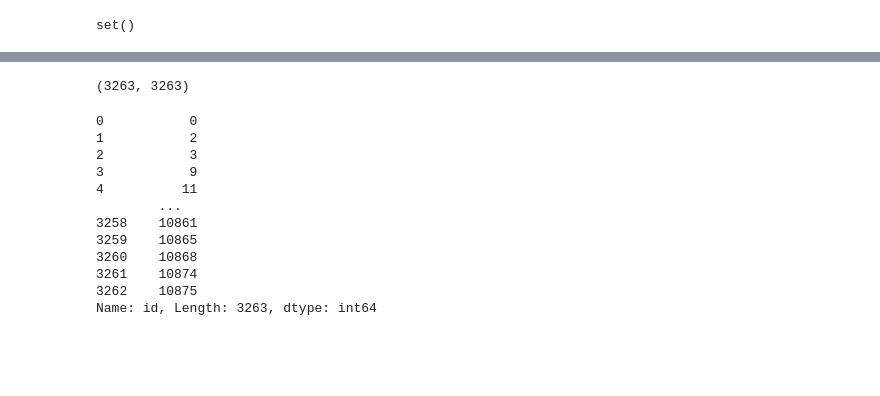
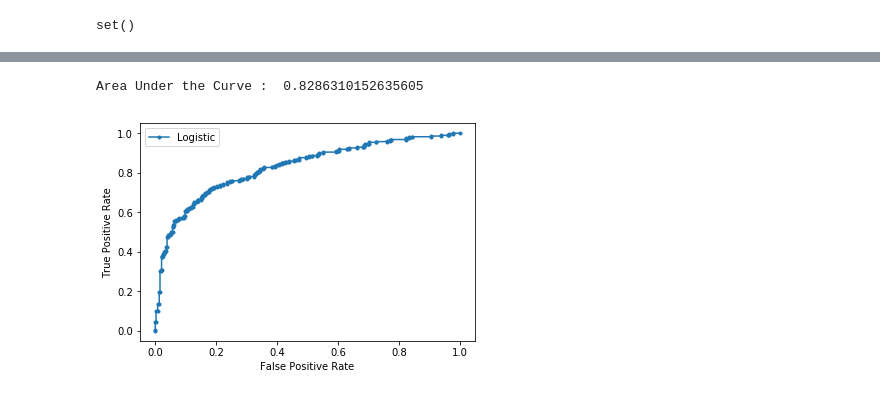
Before and after one commit to UtkarshSarswat/nlp_disaster, a Jupyter notebook: disaster_tfidf_logistic.ipynb, the cells around one changed output, grey strips where cells are left out. Drawn from its saved outputs; the diff is of its cells as text; code cells hidden in the pictures; blank space fills up the shorter version.

```diff
--- a/disaster_tfidf_logistic.ipynb
+++ b/disaster_tfidf_logistic.ipynb
@@ -133,4 +202,6 @@ x_train_key, x_val_key, x_test_key = x_train_df["encoded_clean_keyword"], x_val_
 # %%
 from sklearn.feature_extraction.text import TfidfVectorizer
-tfidf = TfidfVectorizer(min_df=2, ngram_range=(1, 4))
+tfidf = TfidfVectorizer(min_df=2)
 train_tfidf = tfidf.fit_transform(x_train)
+val_tfidf = tfidf.transform(x_val)
+test_tfidf = tfidf.transform(x_test)
@@ -163,6 +210,6 @@ test_encoded_clean_keyword_ind = np.array([np.array([each]) for each in test_enc
 # %%
 from sklearn.linear_model import LogisticRegression
-logistic_regression_1 = LogisticRegression(C=0.5, solver="sag")
+logistic_regression_1 = LogisticRegression(C=2, solver="saga")
 logistic_regression_1.fit(train_tfidf, y_train)
 print(logistic_regression_1.score(train_tfidf, y_train))
 print(logistic_regression_1.score(val_tfidf, y_val))
@@ -313,5 +239,19 @@ output_result["target"] = prediction_result
-# %%
-len(output_result), len(test_ids_df)
-# %% [output]
-(3263, 3263)
+# %%
+pred_result_logistic_1 = [each_prediction[1] for each_prediction in logistic_regression_1.predict_proba(val_tfidf)]
+# %%
+from sklearn.metrics import roc_curve
+from sklearn.metrics import roc_auc_score
+lr_auc = roc_auc_score(y_val, pred_result_logistic_1)
+lr_fpr, lr_tpr, threshold  = roc_curve(y_val, pred_result_logistic_1)
+print("Area Under the Curve : ", lr_auc)
+plt.plot(lr_fpr, lr_tpr, marker='.', label='Logistic')
+plt.xlabel('False Positive Rate')
+plt.ylabel('True Positive Rate')
+# show the legend
+plt.legend()
+# show the plot
+plt.show()
+# %% [output]
+Area Under the Curve :  0.8286310152635605
+[figure, added]
 # %%
@@ -319,15 +263,0 @@ output = pd.concat([test_ids_df.reset_index(drop=True),output_result.reset_index
-# %%
-output["id"]
-# %% [output]
-0           0
-1           2
-2           3
-3           9
-4          11
-        ...
-3258    10861
-3259    10865
-3260    10868
-3261    10874
-3262    10875
-Name: id, Length: 3263, dtype: int64
```
Also changed, not shown: parts of 60 cells of this notebook.
